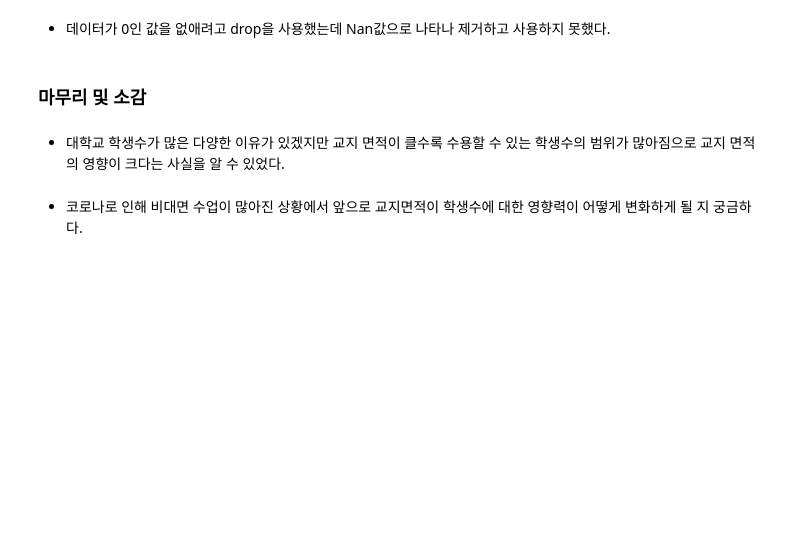
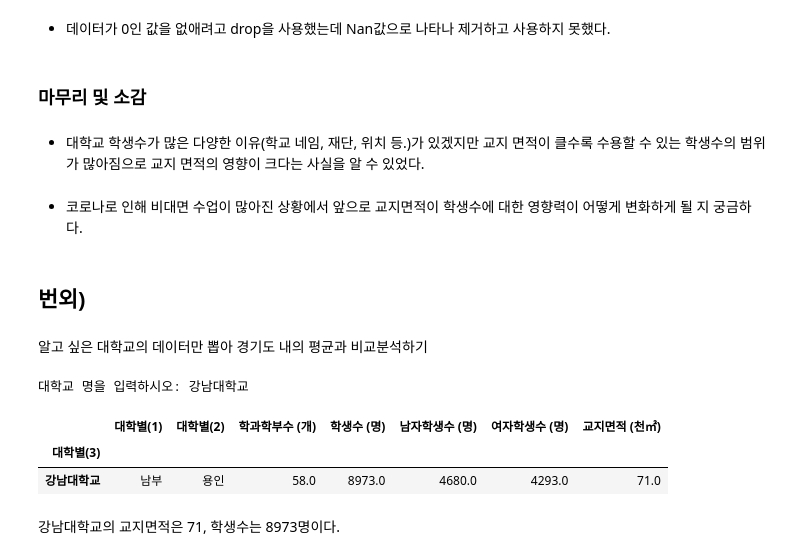
Before and after one commit to eunbeekwon/-3, a Jupyter notebook: 프로젝트 권은비.ipynb, the cells around one changed output. Saved outputs shown, nothing was run; the diff lists cells and outputs as text; code cells hidden in the pictures; blank space fills up the shorter version.

```diff
--- a/프로젝트 권은비.ipynb
+++ b/프로젝트 권은비.ipynb
@@ -381,6 +392,25 @@ plt.show()
 # %% [markdown]
 ### 마무리 및 소감
 # %% [markdown]
-- 대학교 학생수가 많은 다양한 이유가 있겠지만 교지 면적이 클수록 수용할 수 있는 학생수의 범위가 많아짐으로 교지 면적의 영향이 크다는 사실을 알 수 있었다.
+- 대학교 학생수가 많은 다양한 이유(학교 네임, 재단, 위치 등.)가 있겠지만 교지 면적이 클수록 수용할 수 있는 학생수의 범위가 많아짐으로 교지 면적의 영향이 크다는 사실을 알 수 있었다.
 # %% [markdown]
 - 코로나로 인해 비대면 수업이 많아진 상황에서 앞으로 교지면적이 학생수에 대한 영향력이 어떻게 변화하게 될 지 궁금하다.
+# %% [markdown]
+## 번외)
+# %% [markdown]
+알고 싶은 대학교의 데이터만 뽑아 경기도 내의 평균과 비교분석하기
+# %%
+df5 = df.set_index('대학별(3)')
+
+name = input("대학교 명을 입력하시오:")
+a=df5.index.str.contains(name)
+search= df5[a]
+
+search
+# %% [output]
+대학교 명을 입력하시오: 강남대학교
+|  | 대학별(1) | 대학별(2) | 학과학부수 (개) | 학생수 (명) | 남자학생수 (명) | 여자학생수 (명) | 교지면적 (천㎡) |
+| 대학별(3) |  |  |  |  |  |  |  |
+| 강남대학교 | 남부 | 용인 | 58.0 | 8973.0 | 4680.0 | 4293.0 | 71.0 |
+# %% [markdown]
+강남대학교의 교지면적은 71, 학생수는 8973명이다.
```
Also changed, not shown: parts of 7 cells of this notebook.
